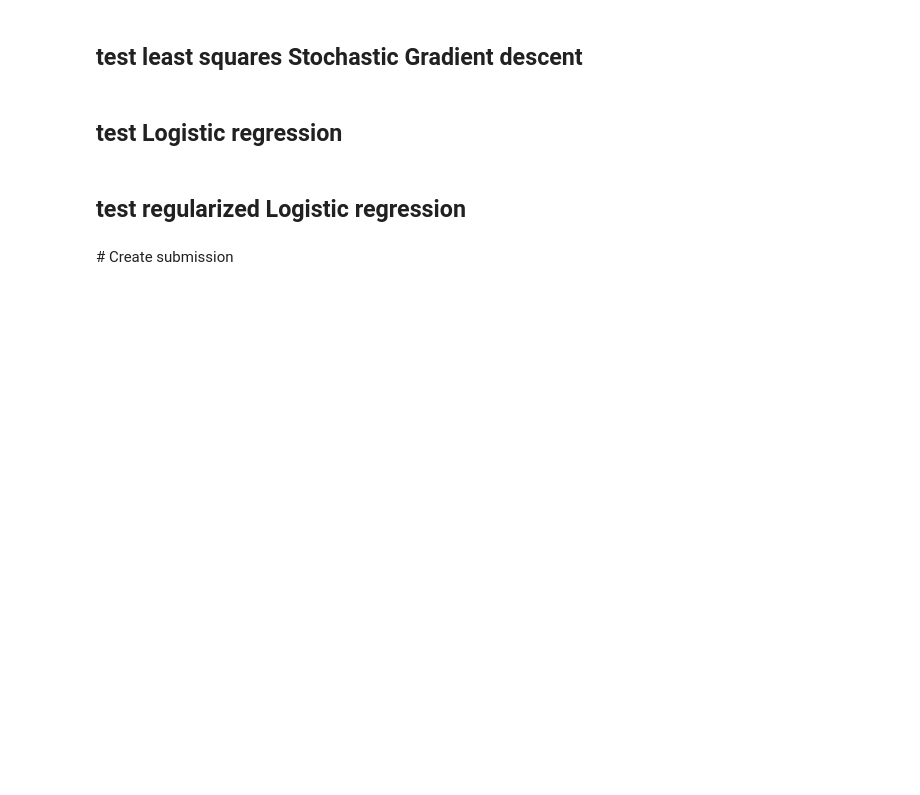
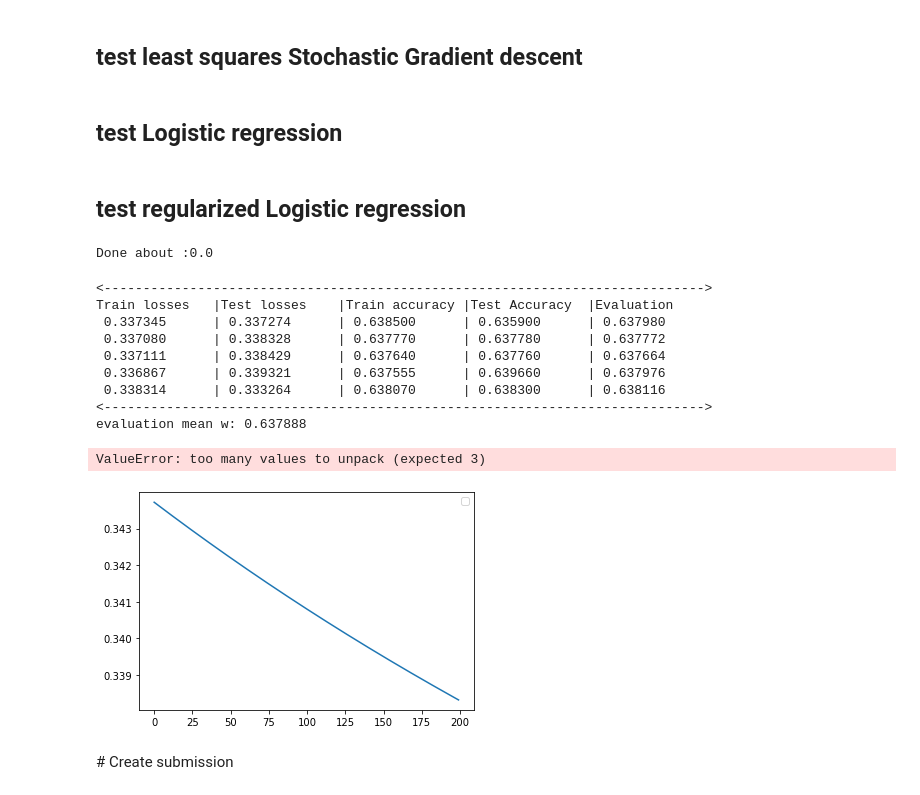
Before and after one commit to MaximeFth/Machine_learning_2020, a Jupyter notebook: Project1Martin/project1.ipynb, the cells around one changed output. Cells and saved outputs as stored; diff of their text form; code cells hidden in the pictures; blank space fills up the shorter version.

```diff
--- a/Project1Martin/project1.ipynb
+++ b/Project1Martin/project1.ipynb
@@ -13,7 +16,7 @@ import matplotlib.pyplot as plt
 ## Load the training data into feature matrix, class labels, and event ids:
 # %%
 from proj1_helpers import *
-DATA_TRAIN_PATH = '../data/train.csv'
+DATA_TRAIN_PATH = "train.csv"
 y, tX, ids = load_csv_data(DATA_TRAIN_PATH)
 # standardize the data
 tX_std = standardize(tX)
@@ -509,18 +512,18 @@ def train(model,y,tx,k_fold,degree,seed=0, **kwargs):
     print("<-"+"-"*75+"->")
     print(f"evaluation mean w: {evaluate(tX_std, weights, degree)}")
 
-    return weights
+    return weights, sum(accuracies_train)/len(accuracies_train),sum(accuracies_test)/len(accuracies_test)
 # %% [markdown]
 # Testing without outliers
 # %%
-DATA_TRAIN_PATH = '../data/train.csv'
+DATA_TRAIN_PATH = "train.csv"
 y, tX, ids = load_csv_data(DATA_TRAIN_PATH)
 y_std = (y+1)/2
-value = -999
-tX = replace(tX, value)
-tX = standardize(tX_std)
 
-tX_no_outliers_std, y_no_outliers = remove_outliers_IQR(tX,y_std, 0.85, 0)
+
+tX_no_outliers, y_no_outliers = remove_outliers_IQR(tX,y_std, 0.85, 0)
+
+tX_no_outliers_std = standardize(tX_no_outliers)
 # %% [markdown]
 ## test least square
 # %%
@@ -541,6 +544,72 @@ w_LR = train(logistic_regression,y_no_outliers,tX_no_outliers_std,5,2,gamma=0.23
 ## test regularized Logistic regression
 # %%
 w_regLR = train(reg_logistic_regression,y_no_outliers,tX_no_outliers_std,5,2,gamma=0.227184057,seed=0, max_iter = 300, lambda_ = 0.000770)
+# %%
+
+names = [least_squares_GD,least_square, ridge_regression, logistic_regression,reg_logistic_regression]
+initial_w  = np.zeros(tX_std.shape[1])
+lambdas = np.logspace(-5, 0, 15)
+gammas = np.array([0.0001,0.001,0.01,0.1])
+degrees = np.array([0,1,2,3,4,5,6,7])
+lambda_ = lambdas[0]
+gamma = gammas[0]
+degree = degrees[0]
+#bestParametersLossTrain = [names[0], lambdas[0], gammas[0],degrees[0], 1, initial_w ]
+#bestParametersLossTest = [names[0], lambdas[0], gammas[0],degrees[0], 1, initial_w ]
+bestParametersAccuracyTrain = [names[0], lambdas[0], gammas[0],degrees[0], 0, initial_w ]
+bestParametersAccuracyTest = [names[0], lambdas[0], gammas[0],degrees[0], 0, initial_w ]
+for indexML, model_name in enumerate(names):
+        print("Done about :" + str(indexML/len(names)))
+        if(model_name is least_square or model_name is ridge_regression): #Skip the lambdas
+            if(model_name is ridge_regression):
+                for indexL,lambda_ in enumerate(lambdas):
+                    parameters = [{'initial_w': initial_w, 'max_iter':200,'gamma' : gamma}, {}, {'lambda_' : lambda_}, {'initial_w':initial_w,'max_iter':200,'gamma' : gamma}, {'initial_w':initial_w,'max_iter':200,'gamma' : gamma,'lambda_' : lambda_}]
+                    wTemp, accTr, accTe = train(names[indexML],y_std,tX_std,5,None,0,**parameters[indexML])
+                    if accTr > bestParametersAccuracyTrain[4]:
+                        bestParametersAccuracyTrain = [model_name,lambda_, gamma, None, accTr, wTemp]
+                    if accTe > bestParametersAccuracyTest[4]:
+                        bestParametersAccuracyTest = [model_name,lambda_, gamma, None, accTe, wTemp]
+            else:
+                parameters = [{'initial_w': initial_w, 'max_iter':200,'gamma' : gamma}, {}, {'lambda_' : lambda_}, {'initial_w':initial_w,'max_iter':200,'gamma' : gamma}, {'initial_w':initial_w,'max_iter':200,'gamma' : gamma,'lambda_' : lambda_}]
+                wTemp, accTr, accTe = train(names[indexML],y_std,tX_std,5,None,0,**parameters[indexML])
+                if accTr > bestParametersAccuracyTrain[4]:
+                    bestParametersAccuracyTrain = [model_name,lambda_, gamma, None, accTr, wTemp]
+                if accTe > bestParametersAccuracyTest[4]:
+                    bestParametersAccuracyTest = [model_name,lambda_, gamma, None, accTe, wTemp]
+        else:
+            for indexG,gamma in enumerate(gammas):
+                if(model_name is reg_logistic_regression):
+                    for indexL,lambda_ in enumerate(lambdas):
+                        parameters = [{'initial_w': initial_w, 'max_iter':200,'gamma' : gamma}, {}, {'lambda_' : lambda_}, {'initial_w':initial_w,'max_iter':200,'gamma' : gamma}, {'initial_w':initial_w,'max_iter':200,'gamma' : gamma,'lambda_' : lambda_}]
+                        wTemp, accTr, accTe = train(names[indexML],y_std,tX_std,5,None,0,**parameters[indexML])
+                        if accTr > bestParametersAccuracyTrain[4]:
+                            bestParametersAccuracyTrain = [model_name,lambda_, gamma, None, accTr, wTemp]
+                        if accTe > bestParametersAccuracyTest[4]:
+                            bestParametersAccuracyTest = [model_name,lambda_, gamma, None, accTe, wTemp]
+                else:
+                    wTemp, accTr, accTe = train(names[indexML],y_std,tX_std,5,None,0,**parameters[indexML])
+                    if accTr > bestParametersAccuracyTrain[4]:
+                        bestParametersAccuracyTrain = [model_name,lambda_, gamma, None, accTr, wTemp]
+                    if accTe > bestParametersAccuracyTest[4]:
+                        bestParametersAccuracyTest = [model_name,lambda_, gamma, None, accTe, wTemp]
+                #print("Done about : " + str(100*(indexML*len(lambdas)*len(gammas)+ indexL*len(gammas) + indexG)/(len(names)*len(lambdas)*len(gammas))) + "%")
+             #   if lossTr < bestParametersLossTrain[4]:
+             #       bestParametersLossTrain = [model_name,lambda_, gamma, None, lossTr, wTemp]
+             #   if lossTe < bestParametersLossTest[4]:
+             #       bestParametersLossTest = [model_name,lambda_, gamma, None, lossTe, wTemp]
+# %% [output]
+Done about :0.0
+<----------------------------------------------------------------------------->
+Train losses   |Test losses    |Train accuracy |Test Accuracy  |Evaluation
+ 0.337345      | 0.337274      | 0.638500      | 0.635900      | 0.637980
+ 0.337080      | 0.338328      | 0.637770      | 0.637780      | 0.637772
+ 0.337111      | 0.338429      | 0.637640      | 0.637760      | 0.637664
+ 0.336867      | 0.339321      | 0.637555      | 0.639660      | 0.637976
+ 0.338314      | 0.333264      | 0.638070      | 0.638300      | 0.638116
+<----------------------------------------------------------------------------->
+evaluation mean w: 0.637888
+ValueError: too many values to unpack (expected 3)
+[figure, added]
 # %% [markdown]
 # Create submission
 # %%
```
Also changed, not shown: parts of 1 cell of this notebook, 1 other file.
